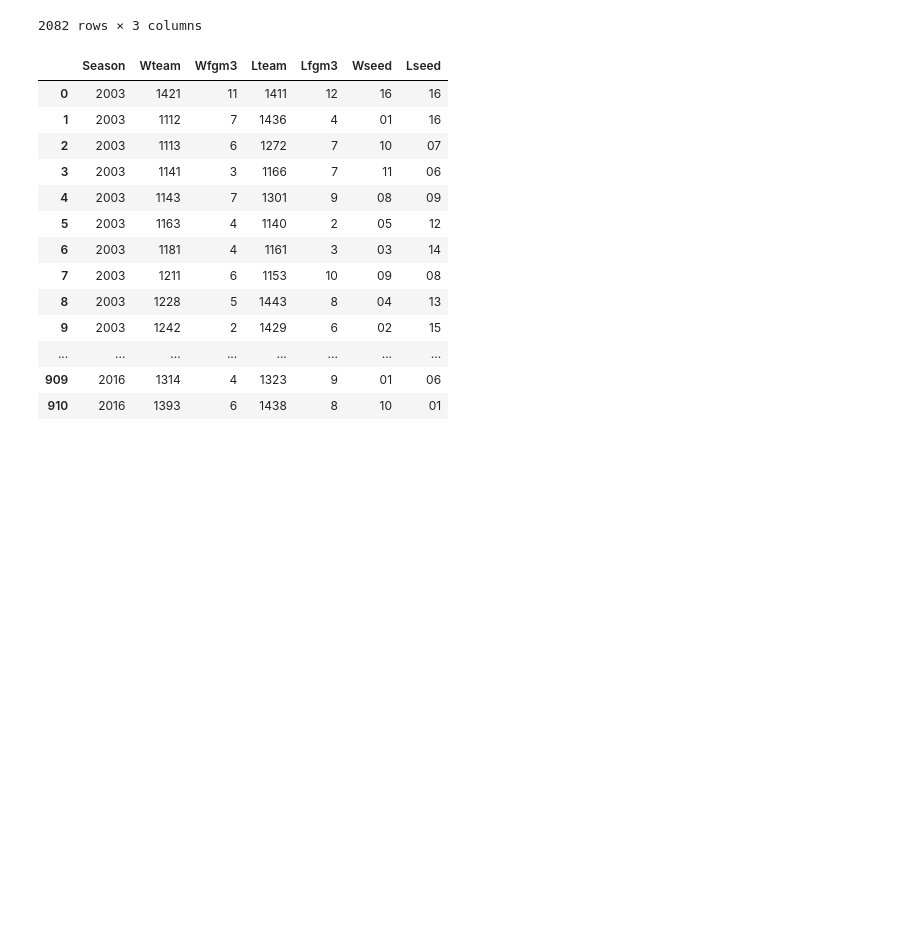
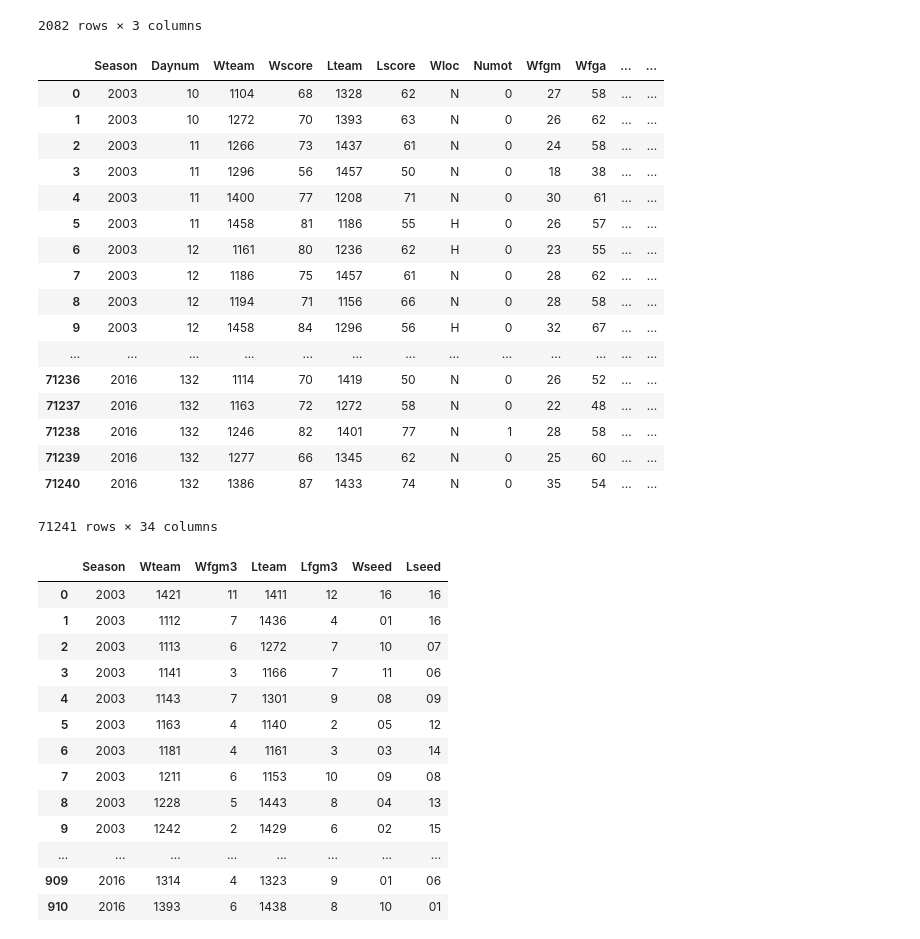
Before and after one commit to amahaja5/jhu-sac-march-madness, a Jupyter notebook: MapSeedDataToTourneyData.ipynb, the cells around one changed output. Drawn from its saved outputs; the diff is of its cells as text; code cells hidden in the pictures; blank space fills up the shorter version.

Commit message:
Addded some regular season information

```diff
--- a/MapSeedDataToTourneyData.ipynb
+++ b/MapSeedDataToTourneyData.ipynb
@@ -49,6 +50,29 @@ seeding
 | 2080 | 2016 | 16 | 1221 |
 | 2081 | 2016 | 16 | 1380 |
 2082 rows × 3 columns
+# %%
+reg_season = pd.read_csv('RegularSeasonDetailedResults.csv')
+clean_reg = reg_season
+reg_season
+# %% [output]
+|  | Season | Daynum | Wteam | Wscore | Lteam | Lscore | Wloc | Numot | Wfgm | Wfga | ... | ... |
+| 0 | 2003 | 10 | 1104 | 68 | 1328 | 62 | N | 0 | 27 | 58 | ... | ... |
+| 1 | 2003 | 10 | 1272 | 70 | 1393 | 63 | N | 0 | 26 | 62 | ... | ... |
+| 2 | 2003 | 11 | 1266 | 73 | 1437 | 61 | N | 0 | 24 | 58 | ... | ... |
+| 3 | 2003 | 11 | 1296 | 56 | 1457 | 50 | N | 0 | 18 | 38 | ... | ... |
+| 4 | 2003 | 11 | 1400 | 77 | 1208 | 71 | N | 0 | 30 | 61 | ... | ... |
+| 5 | 2003 | 11 | 1458 | 81 | 1186 | 55 | H | 0 | 26 | 57 | ... | ... |
+| 6 | 2003 | 12 | 1161 | 80 | 1236 | 62 | H | 0 | 23 | 55 | ... | ... |
+| 7 | 2003 | 12 | 1186 | 75 | 1457 | 61 | N | 0 | 28 | 62 | ... | ... |
+| 8 | 2003 | 12 | 1194 | 71 | 1156 | 66 | N | 0 | 28 | 58 | ... | ... |
+| 9 | 2003 | 12 | 1458 | 84 | 1296 | 56 | H | 0 | 32 | 67 | ... | ... |
+| ... | ... | ... | ... | ... | ... | ... | ... | ... | ... | ... | ... | ... |
+| 71236 | 2016 | 132 | 1114 | 70 | 1419 | 50 | N | 0 | 26 | 52 | ... | ... |
+| 71237 | 2016 | 132 | 1163 | 72 | 1272 | 58 | N | 0 | 22 | 48 | ... | ... |
+| 71238 | 2016 | 132 | 1246 | 82 | 1401 | 77 | N | 1 | 28 | 58 | ... | ... |
+| 71239 | 2016 | 132 | 1277 | 66 | 1345 | 62 | N | 0 | 25 | 60 | ... | ... |
+| 71240 | 2016 | 132 | 1386 | 87 | 1433 | 74 | N | 0 | 35 | 54 | ... | ... |
+71241 rows × 34 columns
 # %%
 three_point = tourney_results[['Season', 'Wteam', 'Wfgm3','Lteam', 'Lfgm3']]
 three_point = pd.merge(three_point, seeding, how='left', left_on=['Season', 'Wteam'], right_on = ['Season','Team'])
```
Also changed, not shown: parts of 1 cell of this notebook.
